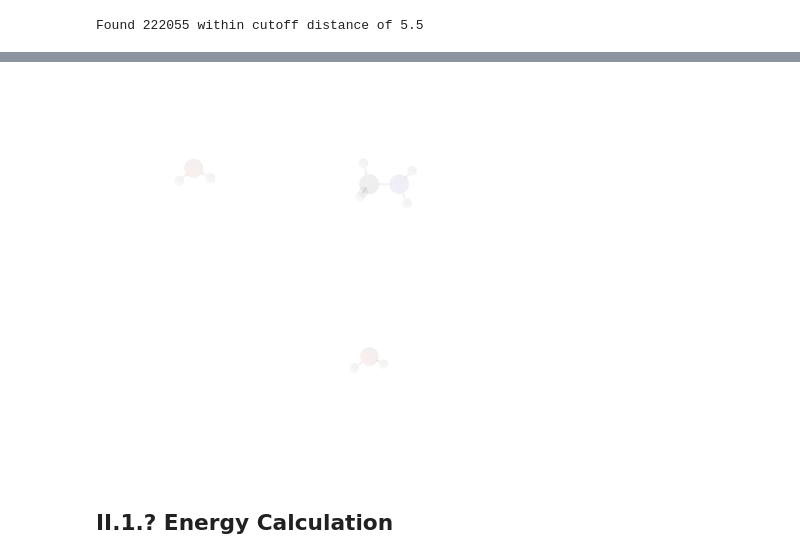
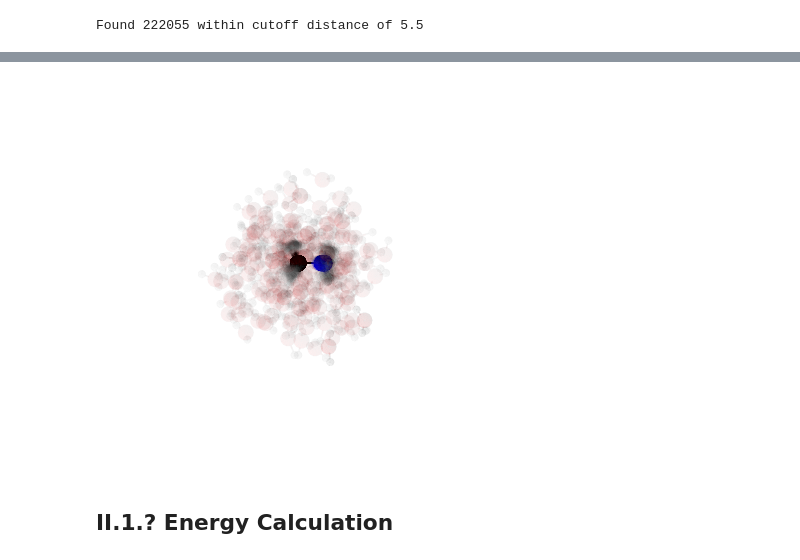
Before and after one commit to PolyachenkoYA/QDMS_2025, a Jupyter notebook: tutorials/2_Many-Body_Model_Build-Along/Tutorial_2.4.ipynb, the cells around one changed output, grey strips where cells are left out. Saved outputs shown, nothing was run; the diff lists cells and outputs as text; code cells hidden in the pictures.

```diff
--- a/tutorials/2_Many-Body_Model_Build-Along/Tutorial_2.4.ipynb
+++ b/tutorials/2_Many-Body_Model_Build-Along/Tutorial_2.4.ipynb
@@ -120,5 +121,5 @@ charges = {symmetry: charges[symmetry]*1/3 for symmetry in charges}
 charges["E"] = -0.6*1/3
 charges["F"] = +0.3*1/3
 # %%
-paths.scratch.pbmetad_CH3NH2_H2O_H2O.remove()
-paths.restart.pbmetad_CH3NH2_H2O_H2O.remove()
+# paths.scratch.pbmetad_CH3NH2_H2O_H2O.remove()
+# paths.restart.pbmetad_CH3NH2_H2O_H2O.remove()
@@ -169,13 +168,13 @@ split_pool(
         strategy="INTERVAL",
 )
 # %%
-paths.scratch.fps_CH3NH2_H2O_H2O.remove()
-paths.restart.fps_CH3NH2_H2O_H2O.remove()
+# paths.scratch.fps_CH3NH2_H2O_H2O.remove()
+# paths.restart.fps_CH3NH2_H2O_H2O.remove()
 # %%
 pbmetad_configs_CH3NH2_H2O_H2O = perform_fps(
         definition_CH3NH2_H2O_H2O,
-        trimer_struture,
-        vibrational_modes_CH3NH2_H2O_H2O,
+        clusters_CH3NH2_H2O_H2O[0],
+        vibrational_modes_clusters_CH3NH2_H2O_H2O[0],
         paths.PIP_CH3NH2_H2O_H2O.configs.pbmetad_train_pool,
         num_pool_configs=num_filtered_configs-200,
         num_phase1_input_configs=100000,
@@ -187,13 +206,13 @@ pbmetad_configs_CH3NH2_H2O_H2O = perform_fps(
 # %%
 render_overlayed_systems(
-    [read_system(definition_CH3NH2_H2O_H2O, paths.PIP_CH3NH2_H2O_H2O.configs.pbmetad_train_pool)],
+    pbmetad_configs_CH3NH2_H2O_H2O,
     centerer=lambda system: system.atoms[0].point,
     aligner=lambda system: (system.atoms[4].point, system.atoms[3].point),
     alpha=0.03,
-    num_to_show=1
+    num_to_show=100
 )
 # %% [output]
-[figure, old version]
+[figure, new version]
 # %%
 write_systems(paths.PIP_CH3NH2_H2O_H2O.configs.pbmetad_train, pbmetad_configs_CH3NH2_H2O_H2O)
 # %% [markdown]
```
Also changed, not shown: parts of 10 cells of this notebook, 6 other files.
